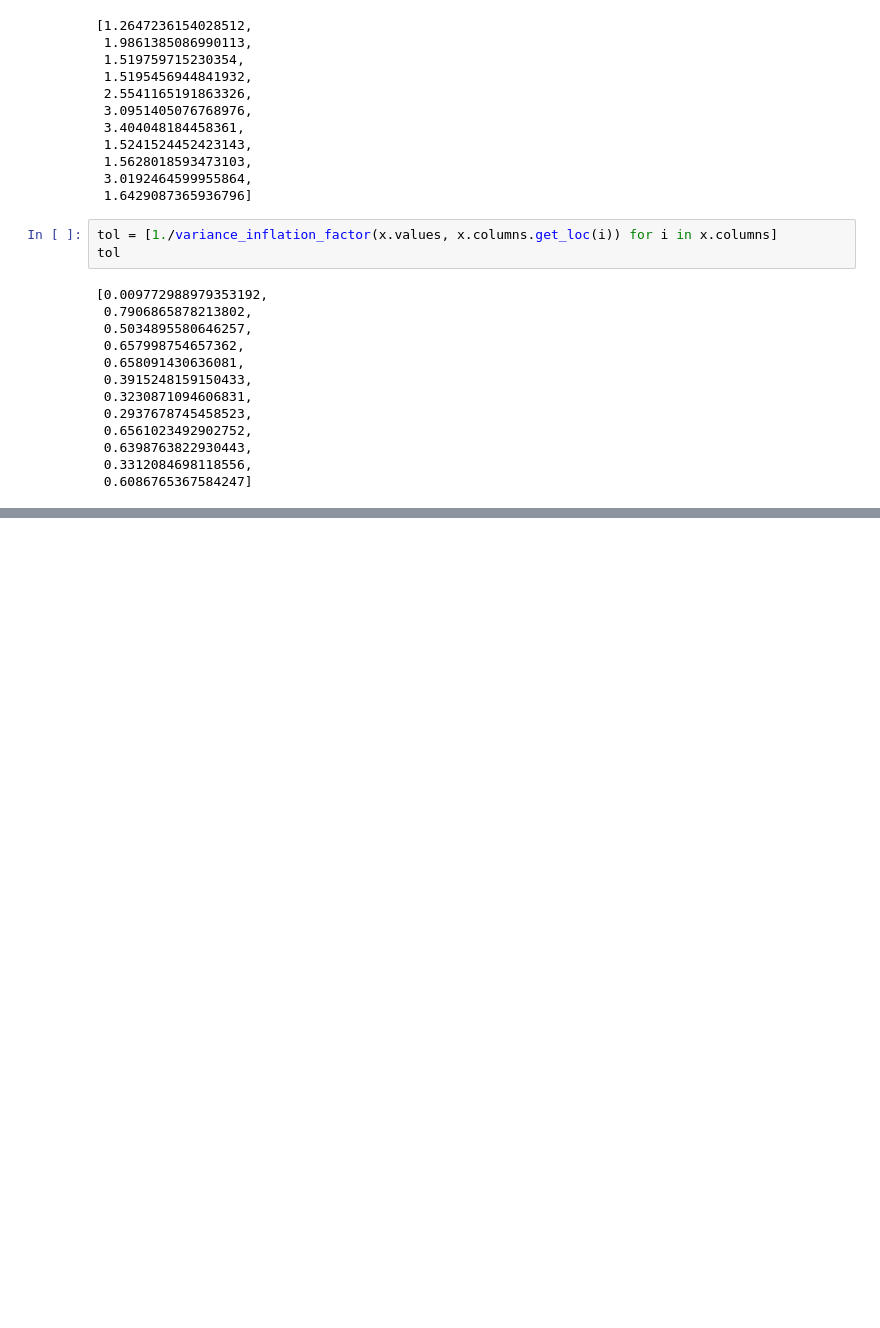
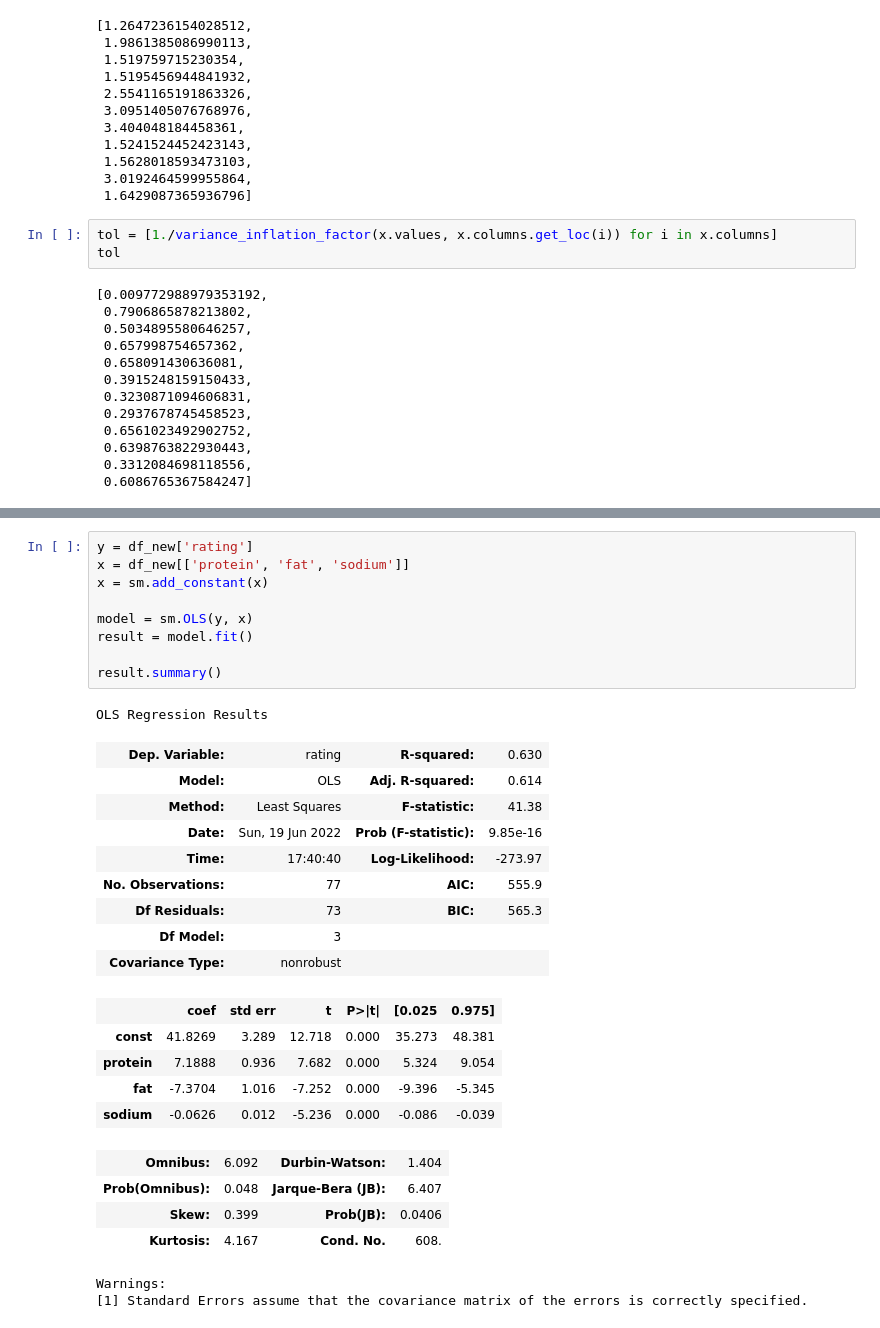
Before and after one commit to Juliet777/Econometrics1, a Jupyter notebook: linear_regression_full.ipynb, the cells around one changed output, grey strips where cells are left out. Drawn from its saved outputs; the diff is of its cells as text; blank space fills up the shorter version.

```diff
--- a/linear_regression_full.ipynb
+++ b/linear_regression_full.ipynb
@@ -350,0 +389,31 @@ tol
+# %%
+y = df_new['rating']
+x = df_new[['protein', 'fat', 'sodium']]
+x = sm.add_constant(x)
+
+model = sm.OLS(y, x)
+result = model.fit()
+
+result.summary()
+# %% [output]
+OLS Regression Results
+| Dep. Variable: | rating | R-squared: | 0.630 |
+| Model: | OLS | Adj. R-squared: | 0.614 |
+| Method: | Least Squares | F-statistic: | 41.38 |
+| Date: | Sun, 19 Jun 2022 | Prob (F-statistic): | 9.85e-16 |
+| Time: | 17:40:40 | Log-Likelihood: | -273.97 |
+| No. Observations: | 77 | AIC: | 555.9 |
+| Df Residuals: | 73 | BIC: | 565.3 |
+| Df Model: | 3 |  |  |
+| Covariance Type: | nonrobust |  |  |
+|  | coef | std err | t | P>|t| | [0.025 | 0.975] |
+| const | 41.8269 | 3.289 | 12.718 | 0.000 | 35.273 | 48.381 |
+| protein | 7.1888 | 0.936 | 7.682 | 0.000 | 5.324 | 9.054 |
+| fat | -7.3704 | 1.016 | -7.252 | 0.000 | -9.396 | -5.345 |
+| sodium | -0.0626 | 0.012 | -5.236 | 0.000 | -0.086 | -0.039 |
+| Omnibus: | 6.092 | Durbin-Watson: | 1.404 |
+| Prob(Omnibus): | 0.048 | Jarque-Bera (JB): | 6.407 |
+| Skew: | 0.399 | Prob(JB): | 0.0406 |
+| Kurtosis: | 4.167 | Cond. No. | 608. |
+Warnings:
+[1] Standard Errors assume that the covariance matrix of the errors is correctly specified.
```
Also changed, not shown: parts of 5 cells of this notebook.
